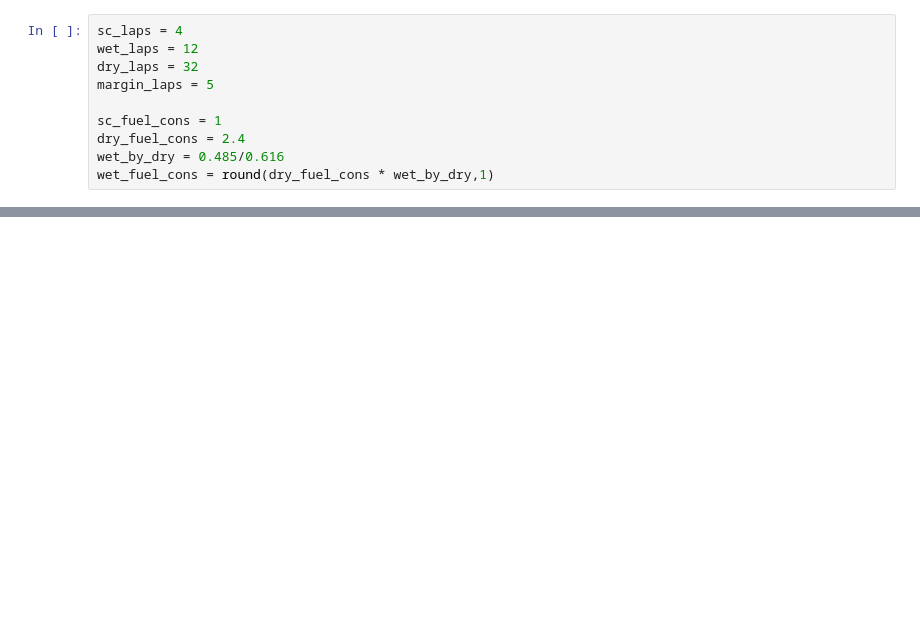
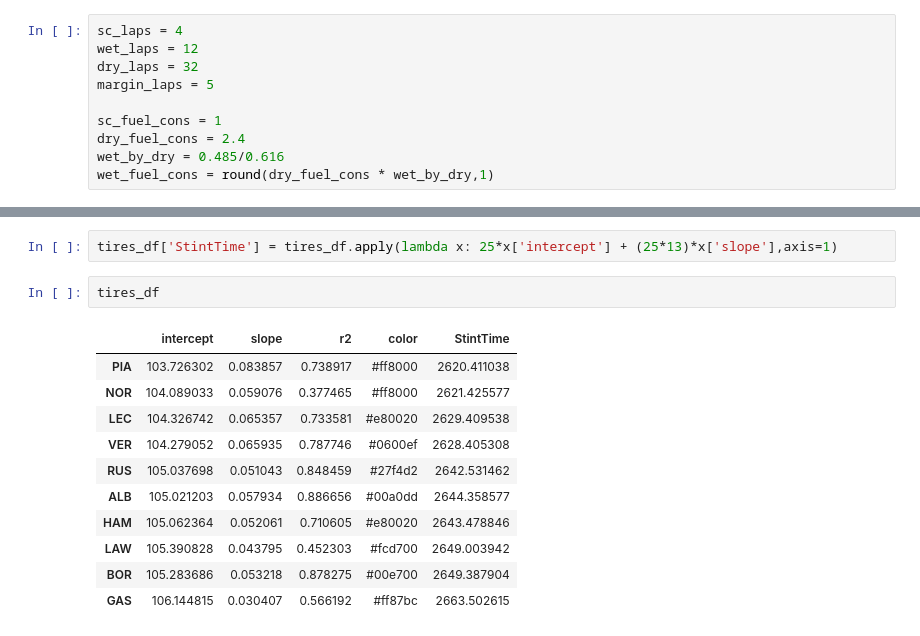
Before and after one commit to Rushi2497/F1DataAnalysis, a Jupyter notebook: notebooks/Belgium_2025/RaceTireDegAnalysis.ipynb, the cells around one changed output, grey strips where cells are left out. Cells and saved outputs as stored; diff of their text form; blank space fills up the shorter version.

```diff
--- a/notebooks/Belgium_2025/RaceTireDegAnalysis.ipynb
+++ b/notebooks/Belgium_2025/RaceTireDegAnalysis.ipynb
@@ -88,0 +161,16 @@ plt.show()
+# %%
+tires_df['StintTime'] = tires_df.apply(lambda x: 25*x['intercept'] + (25*13)*x['slope'],axis=1)
+# %%
+tires_df
+# %% [output]
+|  | intercept | slope | r2 | color | StintTime |
+| PIA | 103.726302 | 0.083857 | 0.738917 | #ff8000 | 2620.411038 |
+| NOR | 104.089033 | 0.059076 | 0.377465 | #ff8000 | 2621.425577 |
+| LEC | 104.326742 | 0.065357 | 0.733581 | #e80020 | 2629.409538 |
+| VER | 104.279052 | 0.065935 | 0.787746 | #0600ef | 2628.405308 |
+| RUS | 105.037698 | 0.051043 | 0.848459 | #27f4d2 | 2642.531462 |
+| ALB | 105.021203 | 0.057934 | 0.886656 | #00a0dd | 2644.358577 |
+| HAM | 105.062364 | 0.052061 | 0.710605 | #e80020 | 2643.478846 |
+| LAW | 105.390828 | 0.043795 | 0.452303 | #fcd700 | 2649.003942 |
+| BOR | 105.283686 | 0.053218 | 0.878275 | #00e700 | 2649.387904 |
+| GAS | 106.144815 | 0.030407 | 0.566192 | #ff87bc | 2663.502615 |
```
Also changed, not shown: parts of 14 cells of this notebook.
